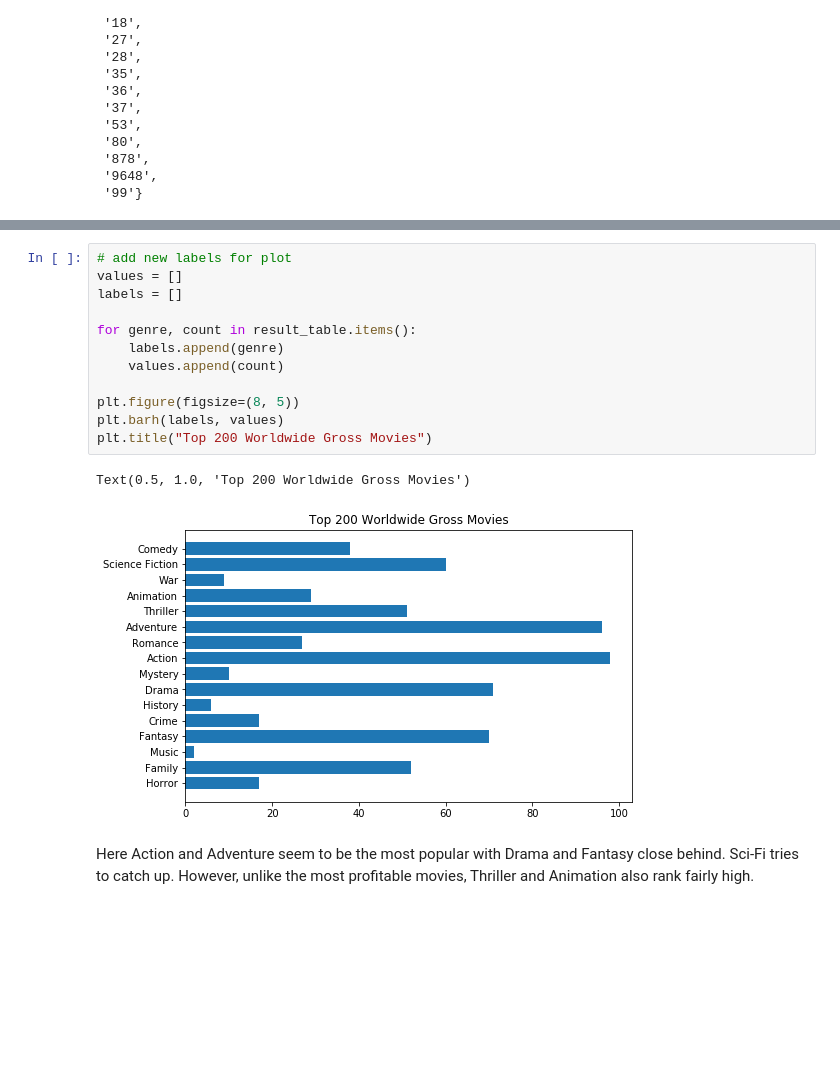
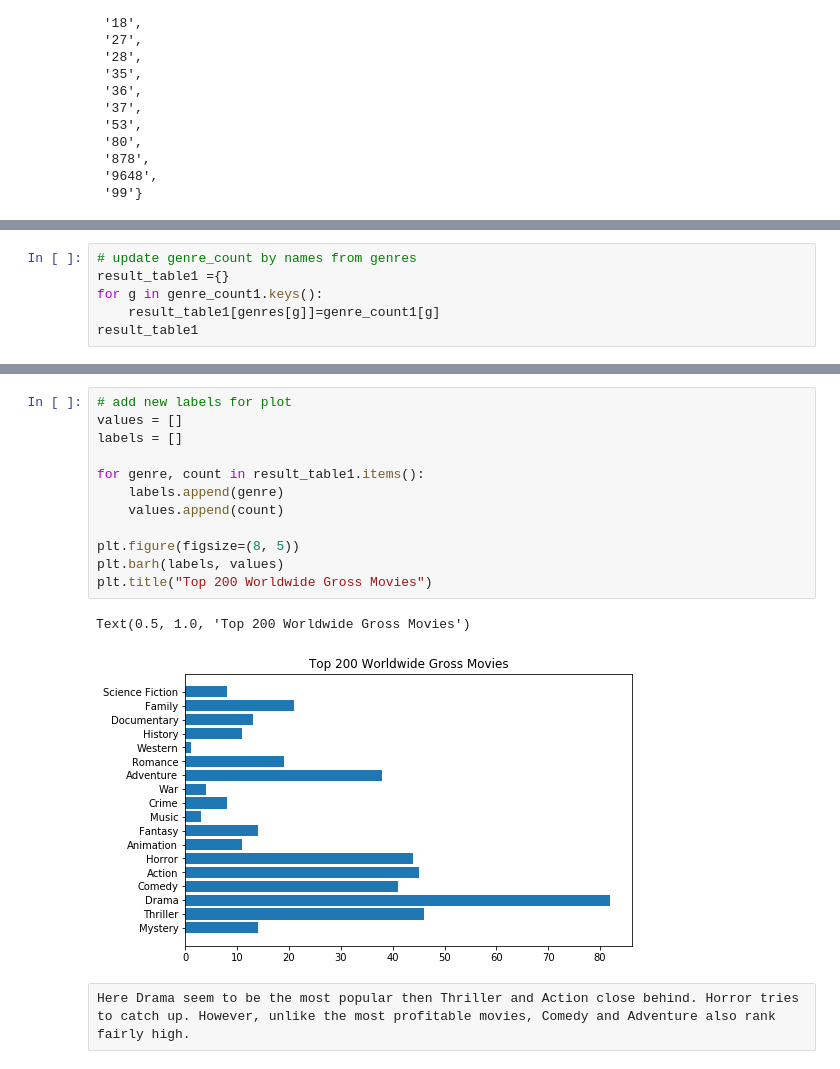
Before and after one commit to Galdina/dsc-mod-1-project-v2-1-online-ds-ft-120919, a Jupyter notebook: Genres.ipynb, the cells around one changed output, grey strips where cells are left out. Saved outputs shown, nothing was run; the diff lists cells and outputs as text; blank space fills up the shorter version.

```diff
--- a/Genres.ipynb
+++ b/Genres.ipynb
@@ -295,0 +298,6 @@ genre_count1
+# %%
+# update genre_count by names from genres
+result_table1 ={}
+for g in genre_count1.keys():
+    result_table1[genres[g]]=genre_count1[g]
+result_table1
@@ -296,17 +323,17 @@ genre_count1
 # %%
 # add new labels for plot
 values = []
 labels = []
 
-for genre, count in result_table.items():
+for genre, count in result_table1.items():
     labels.append(genre)
     values.append(count)
 
 plt.figure(figsize=(8, 5))
 plt.barh(labels, values)
 plt.title("Top 200 Worldwide Gross Movies")
 # %% [output]
 Text(0.5, 1.0, 'Top 200 Worldwide Gross Movies')
-[figure, old version]
+[figure, new version]
-# %% [markdown]
-Here Action and Adventure seem to be the most popular with Drama and Fantasy close behind. Sci-Fi tries to catch up. However, unlike the most profitable movies, Thriller and Animation also rank fairly high.
+# %% [raw]
+Here Drama seem to be the most popular then Thriller and Action close behind. Horror tries to catch up. However, unlike the most profitable movies, Comedy and Adventure also rank fairly high.
```
Also changed, not shown: parts of 3 cells of this notebook, 4 other files.
